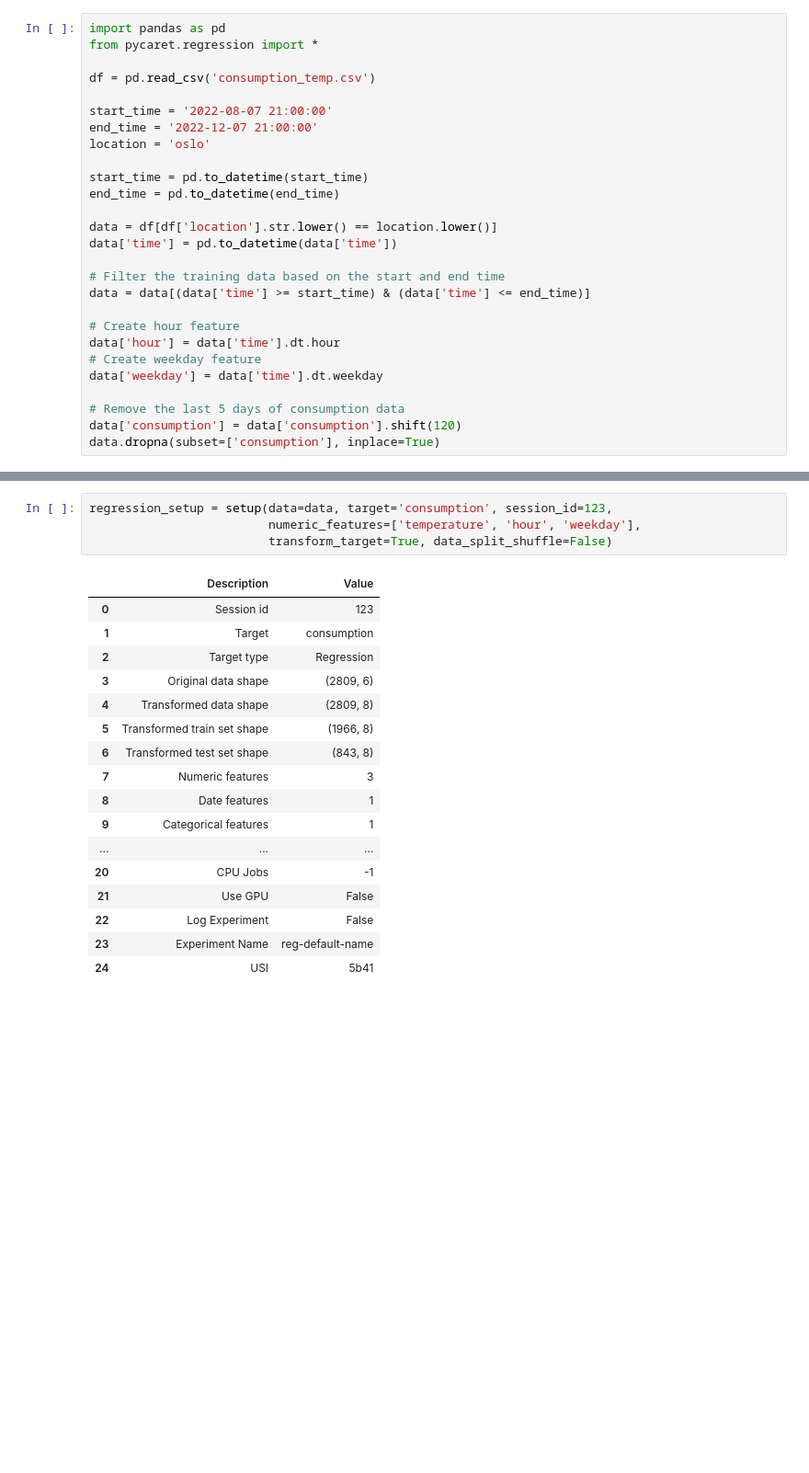
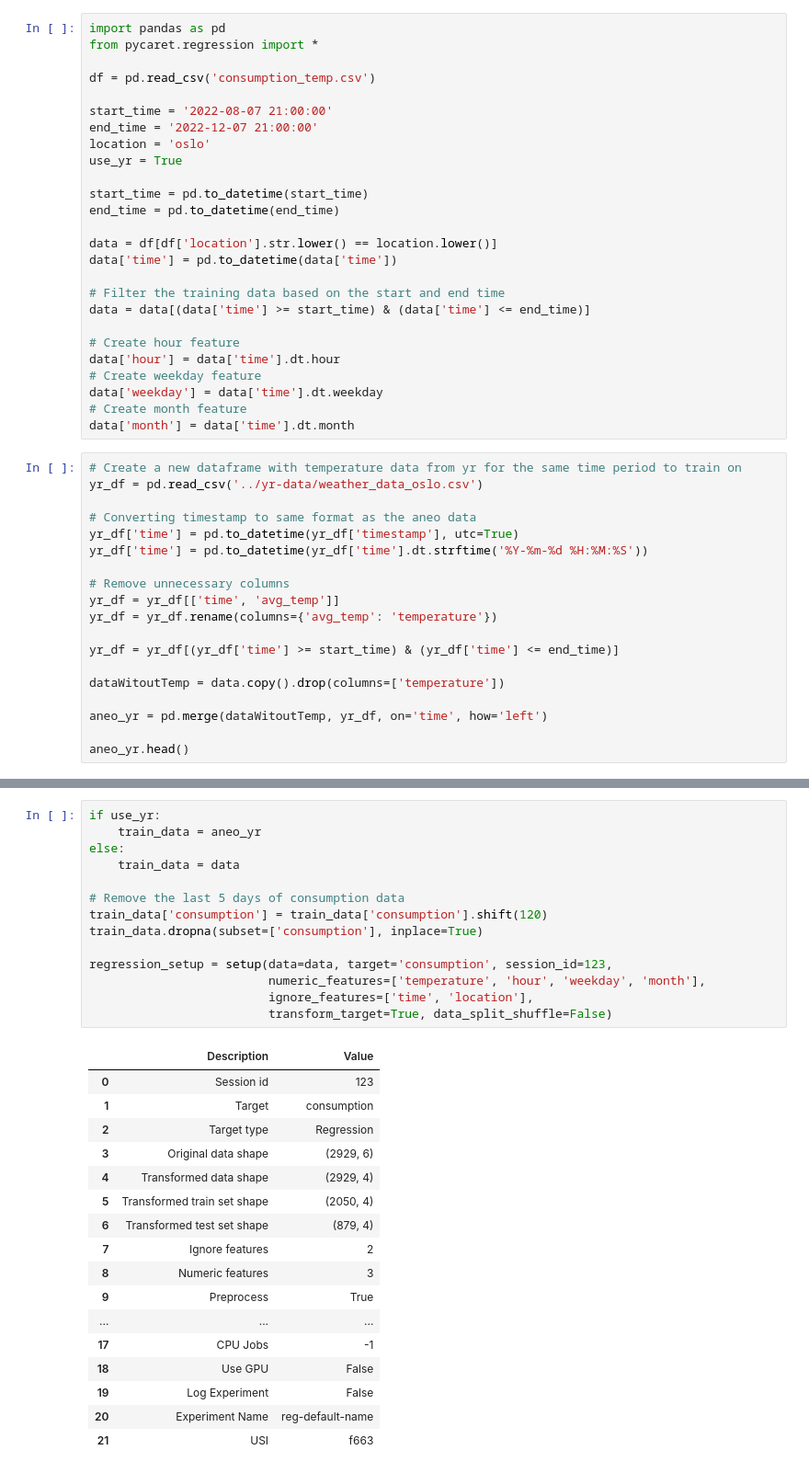
Before and after one commit to edalholt/TDT4259, a Jupyter notebook: prediction/pycaret_regression.ipynb, the cells around one changed output, grey strips where cells are left out. Shown at 92% size. Cells and saved outputs as stored; diff of their text form; blank space fills up the shorter version.

```diff
--- a/prediction/pycaret_regression.ipynb
+++ b/prediction/pycaret_regression.ipynb
@@ -7,6 +7,7 @@ df = pd.read_csv('consumption_temp.csv')
 start_time = '2022-08-07 21:00:00'
 end_time = '2022-12-07 21:00:00'
 location = 'oslo'
+use_yr = True
 
 start_time = pd.to_datetime(start_time)
 end_time = pd.to_datetime(end_time)
@@ -21,7 +22,24 @@ data = data[(data['time'] >= start_time) & (data['time'] <= end_time)]
 data['hour'] = data['time'].dt.hour
 # Create weekday feature
 data['weekday'] = data['time'].dt.weekday
-
-# Remove the last 5 days of consumption data
-data['consumption'] = data['consumption'].shift(120)
-data.dropna(subset=['consumption'], inplace=True)
+# Create month feature
+data['month'] = data['time'].dt.month
+# %%
+# Create a new dataframe with temperature data from yr for the same time period to train on
+yr_df = pd.read_csv('../yr-data/weather_data_oslo.csv')
+
+# Converting timestamp to same format as the aneo data
+yr_df['time'] = pd.to_datetime(yr_df['timestamp'], utc=True)
+yr_df['time'] = pd.to_datetime(yr_df['time'].dt.strftime('%Y-%m-%d %H:%M:%S'))
+
+# Remove unnecessary columns
+yr_df = yr_df[['time', 'avg_temp']]
+yr_df = yr_df.rename(columns={'avg_temp': 'temperature'})
+
+yr_df = yr_df[(yr_df['time'] >= start_time) & (yr_df['time'] <= end_time)]
+
+dataWitoutTemp = data.copy().drop(columns=['temperature'])
+
+aneo_yr = pd.merge(dataWitoutTemp, yr_df, on='time', how='left')
+
+aneo_yr.head()
@@ -28,24 +53,34 @@ data.dropna(subset=['consumption'], inplace=True)
 # %%
+if use_yr:
+    train_data = aneo_yr
+else:
+    train_data = data
+
+# Remove the last 5 days of consumption data
+train_data['consumption'] = train_data['consumption'].shift(120)
+train_data.dropna(subset=['consumption'], inplace=True)
+
 regression_setup = setup(data=data, target='consumption', session_id=123,
-                         numeric_features=['temperature', 'hour', 'weekday'],
+                         numeric_features=['temperature', 'hour', 'weekday', 'month'],
+                         ignore_features=['time', 'location'],
                          transform_target=True, data_split_shuffle=False)
 # %% [output]
 |  | Description | Value |
 | 0 | Session id | 123 |
 | 1 | Target | consumption |
 | 2 | Target type | Regression |
-| 3 | Original data shape | (2809, 6) |
-| 4 | Transformed data shape | (2809, 8) |
-| 5 | Transformed train set shape | (1966, 8) |
-| 6 | Transformed test set shape | (843, 8) |
-| 7 | Numeric features | 3 |
-| 8 | Date features | 1 |
-| 9 | Categorical features | 1 |
+| 3 | Original data shape | (2929, 6) |
+| 4 | Transformed data shape | (2929, 4) |
+| 5 | Transformed train set shape | (2050, 4) |
+| 6 | Transformed test set shape | (879, 4) |
+| 7 | Ignore features | 2 |
+| 8 | Numeric features | 3 |
+| 9 | Preprocess | True |
 | ... | ... | ... |
-| 20 | CPU Jobs | -1 |
-| 21 | Use GPU | False |
-| 22 | Log Experiment | False |
-| 23 | Experiment Name | reg-default-name |
-| 24 | USI | 5b41 |
+| 17 | CPU Jobs | -1 |
+| 18 | Use GPU | False |
+| 19 | Log Experiment | False |
+| 20 | Experiment Name | reg-default-name |
+| 21 | USI | f663 |
 # %%
 # Compare models to select the best one in the next block (comment if already selected)
```
Also changed, not shown: parts of 9 cells of this notebook.
